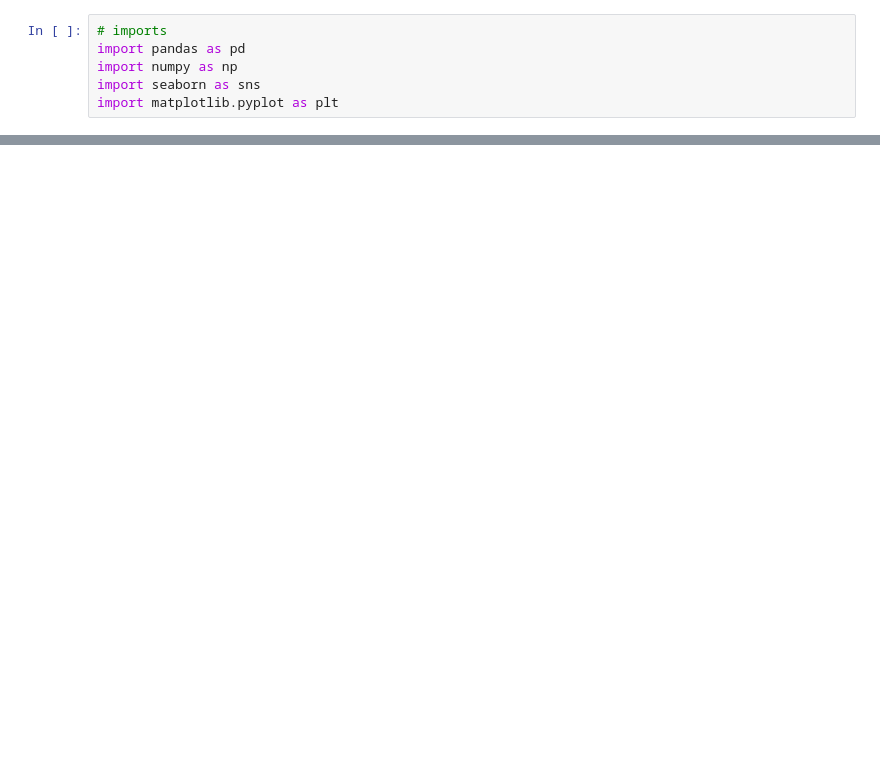
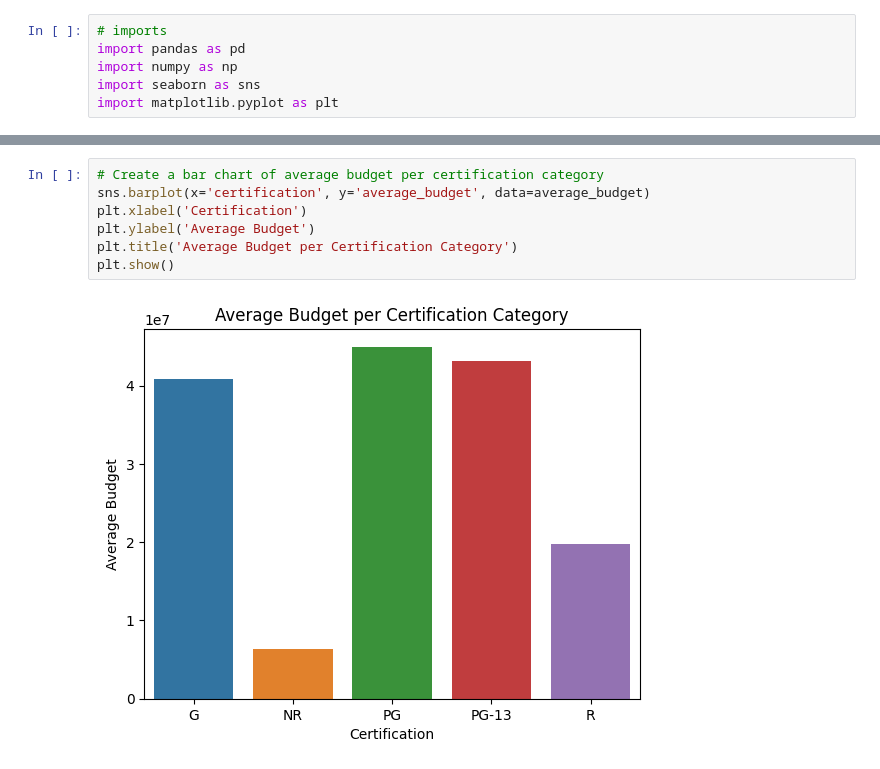
Before and after one commit to AbigailBojorquez/Project-3, a Jupyter notebook: Project 3 part 2 EDA.ipynb, the cells around one changed output, grey strips where cells are left out. Drawn from its saved outputs; the diff is of its cells as text; blank space fills up the shorter version.

```diff
--- a/Project 3 part 2 EDA.ipynb
+++ b/Project 3 part 2 EDA.ipynb
@@ -38,0 +65,9 @@ memory usage: 131.8+ KB
+# %%
+# Create a bar chart of average budget per certification category
+sns.barplot(x='certification', y='average_budget', data=average_budget)
+plt.xlabel('Certification')
+plt.ylabel('Average Budget')
+plt.title('Average Budget per Certification Category')
+plt.show()
+# %% [output]
+[figure, added]
```
Also changed, not shown: parts of 12 cells of this notebook.
